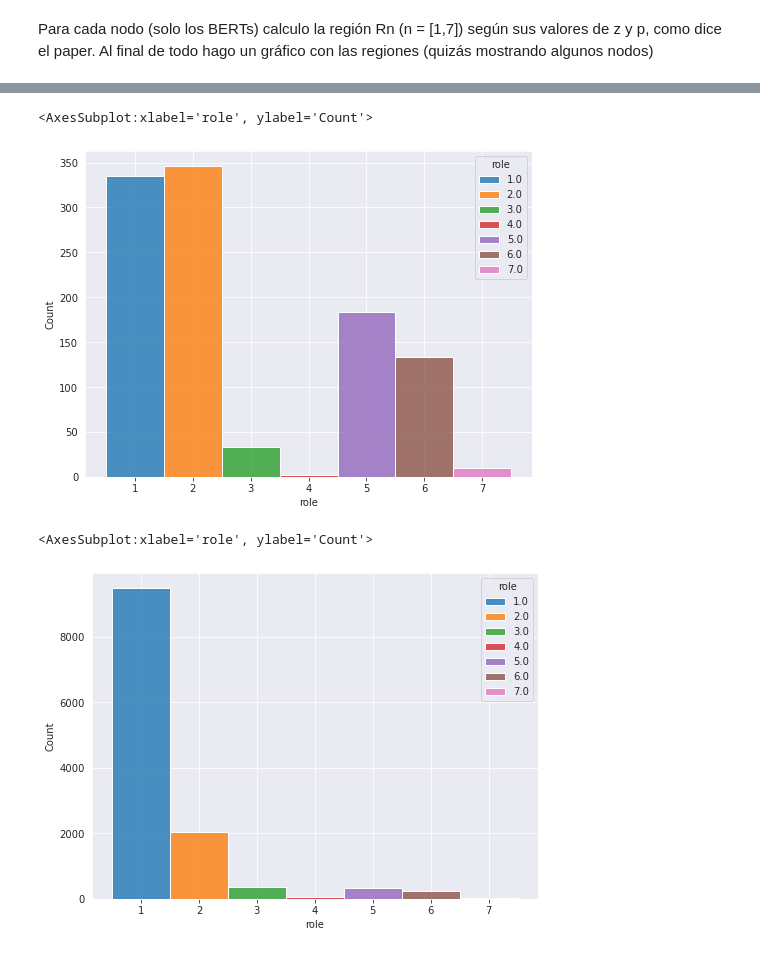
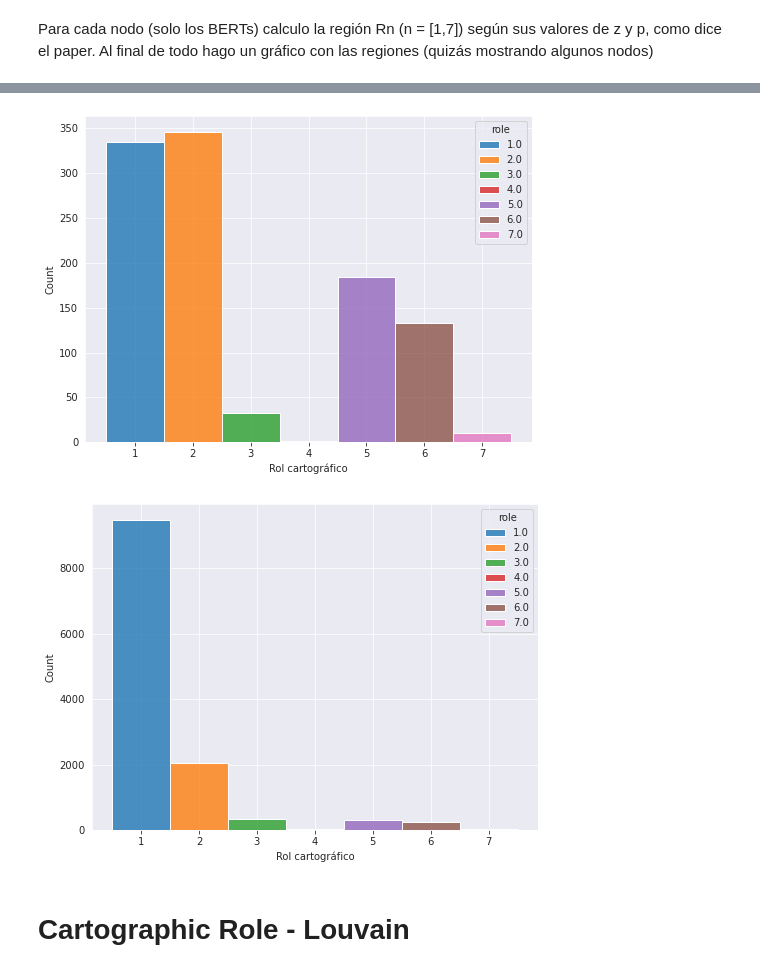
Before and after one commit to ingridheuer/gcnn_gdas, a Jupyter notebook: exploration/notebooks/network_analysis/cartographic_role.ipynb, the cells around one changed output, grey strips where cells are left out. Saved outputs shown, nothing was run; the diff lists cells and outputs as text; code cells hidden in the pictures.

Commit message:
cartographic role para louvain

```diff
--- a/exploration/notebooks/network_analysis/cartographic_role.ipynb
+++ b/exploration/notebooks/network_analysis/cartographic_role.ipynb
@@ -27,6 +27,7 @@ sns.set_style("darkgrid", rc={'xtick.bottom': True})
 data_processed = "../../../data/processed/"
 data_interim = "../../../data/interim/"
 data_external = "../../../data/external/"
+reports_comunidades = "../../../reports/analisis_comunidades/"
 
 graph_node_data = pd.read_csv(data_processed+"graph_data/grafo_alternativo_CG_nodos.csv")
 graph_edge_data = pd.read_csv(data_processed+"graph_data/grafo_alternativo_CG_edges.csv")
@@ -181,12 +183,16 @@ Text(0, 0.5, 'Grado intra-comunidad, Z')
 # %%
 fig,ax = plt.subplots(figsize=(8,6))
 sns.histplot(data=bert_roles, x="role", hue="role", palette="tab10", alpha=0.8, ax=ax, discrete=True)
+ax.set_xlabel("Rol cartográfico")
+fig.savefig(reports_comunidades+"barras_rol_cartografico_infomap.png",dpi=200)
 # %% [output]
-<AxesSubplot:xlabel='role', ylabel='Count'>
-[figure, old version]
+[figure, new version]
 # %%
 fig,ax = plt.subplots(figsize=(8,6))
 sns.histplot(data=results_df, x="role", hue="role", palette="tab10", alpha=0.8, ax=ax, discrete=True)
+ax.set_xlabel("Rol cartográfico")
+fig.savefig(reports_comunidades+"barras_rol_cartografico_infomap_todos.png",dpi=200)
 # %% [output]
-<AxesSubplot:xlabel='role', ylabel='Count'>
-[figure, old version]
+[figure, new version]
+# %% [markdown]
+# Cartographic Role - Louvain
```
Also changed, not shown: parts of 12 cells of this notebook.
